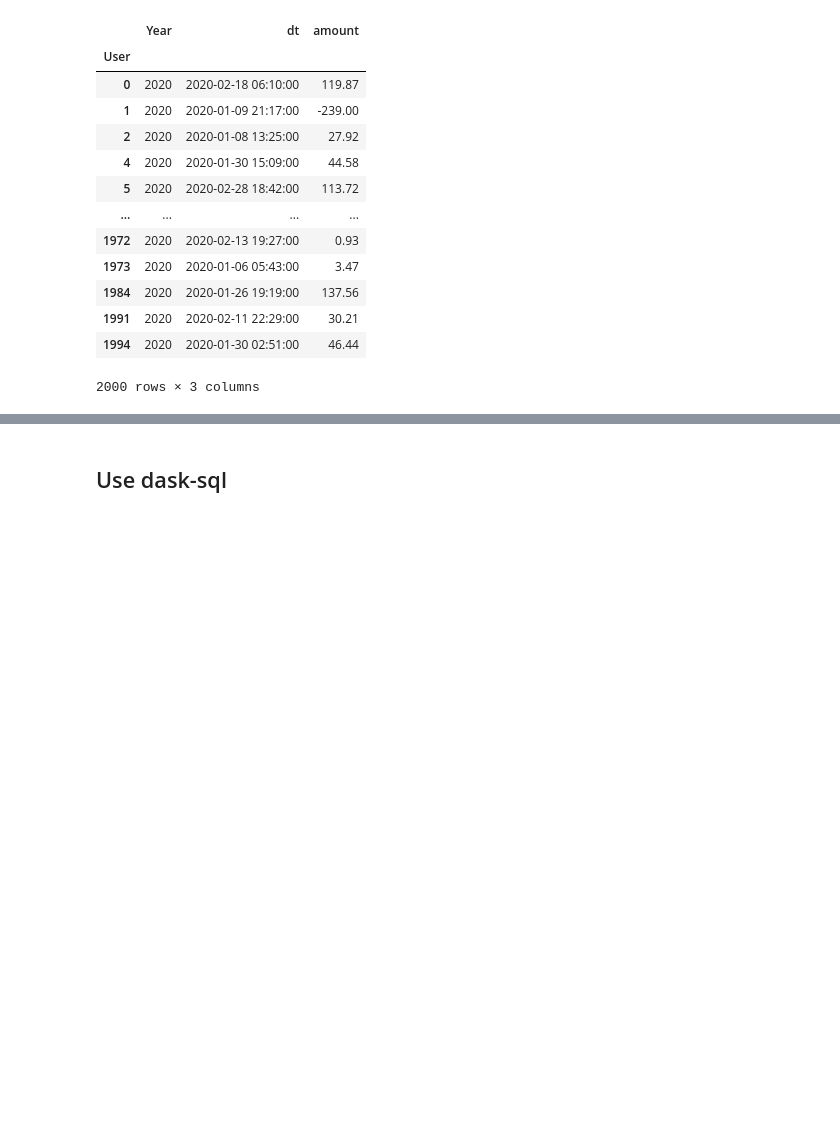
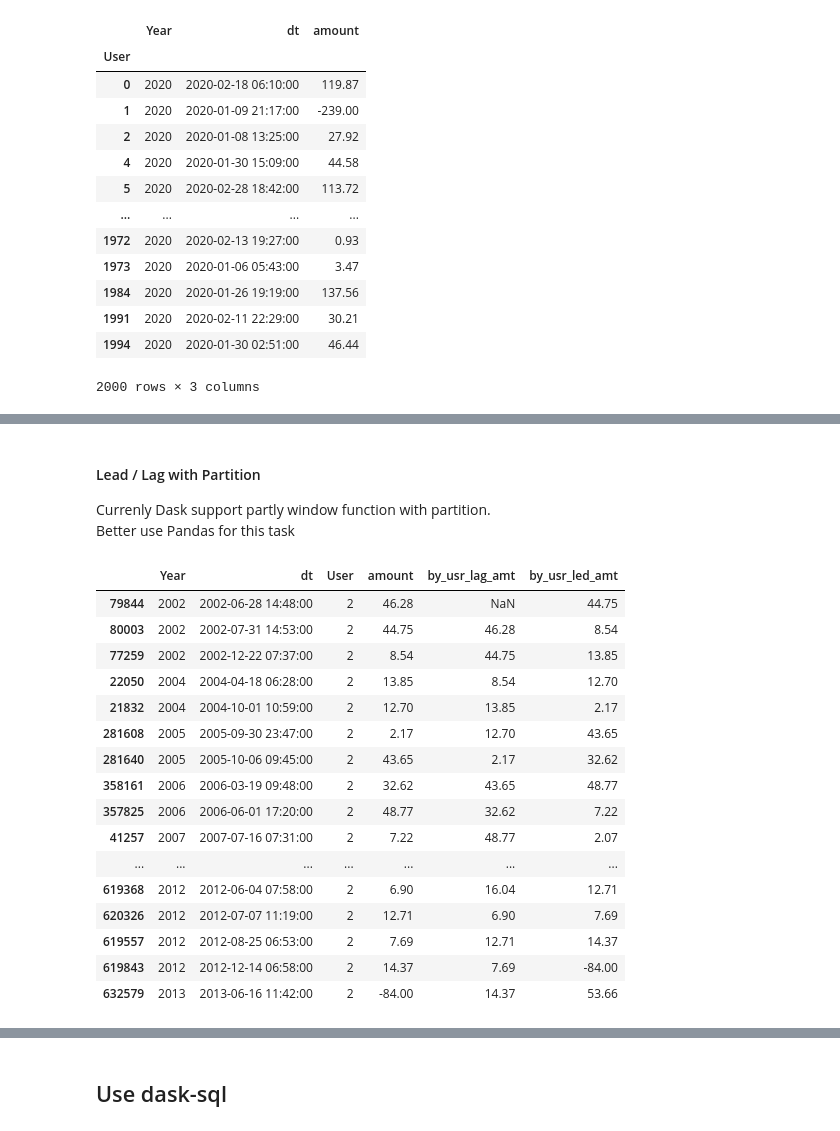
Before and after one commit to pbdanny/PythonProject, a Jupyter notebook: Dask/notebook/dask_compute.ipynb, the cells around one changed output, grey strips where cells are left out. Drawn from its saved outputs; the diff is of its cells as text; code cells hidden in the pictures; blank space fills up the shorter version.

```diff
--- a/Dask/notebook/dask_compute.ipynb
+++ b/Dask/notebook/dask_compute.ipynb
@@ -521,0 +522,4 @@ pdf[pdf["User"]==0]
+# %% [markdown]
+#### Lead / Lag with Partition
+Currenly Dask support partly window function with partition.
+Better use Pandas for this task
@@ -521,0 +529,27 @@ pdf[pdf["User"]==0]
+# %%
+ddf_samp = dd.read_parquet(data_path/"data_sample.parquet")
+# %%
+# Pandas style
+pdf = ddf_samp.compute()
+pdf = pdf.sort_values("dt", ascending=True)
+pdf["by_usr_lag_amt"] = pdf.groupby("User")["amount"].shift(1)
+pdf["by_usr_led_amt"] = pdf.groupby("User")["amount"].shift(-1)
+pdf[pdf["User"]==2].head(20)
+# %% [output]
+|  | Year | dt | User | amount | by_usr_lag_amt | by_usr_led_amt |
+| 79844 | 2002 | 2002-06-28 14:48:00 | 2 | 46.28 | NaN | 44.75 |
+| 80003 | 2002 | 2002-07-31 14:53:00 | 2 | 44.75 | 46.28 | 8.54 |
+| 77259 | 2002 | 2002-12-22 07:37:00 | 2 | 8.54 | 44.75 | 13.85 |
+| 22050 | 2004 | 2004-04-18 06:28:00 | 2 | 13.85 | 8.54 | 12.70 |
+| 21832 | 2004 | 2004-10-01 10:59:00 | 2 | 12.70 | 13.85 | 2.17 |
+| 281608 | 2005 | 2005-09-30 23:47:00 | 2 | 2.17 | 12.70 | 43.65 |
+| 281640 | 2005 | 2005-10-06 09:45:00 | 2 | 43.65 | 2.17 | 32.62 |
+| 358161 | 2006 | 2006-03-19 09:48:00 | 2 | 32.62 | 43.65 | 48.77 |
+| 357825 | 2006 | 2006-06-01 17:20:00 | 2 | 48.77 | 32.62 | 7.22 |
+| 41257 | 2007 | 2007-07-16 07:31:00 | 2 | 7.22 | 48.77 | 2.07 |
+| ... | ... | ... | ... | ... | ... | ... |
+| 619368 | 2012 | 2012-06-04 07:58:00 | 2 | 6.90 | 16.04 | 12.71 |
+| 620326 | 2012 | 2012-07-07 11:19:00 | 2 | 12.71 | 6.90 | 7.69 |
+| 619557 | 2012 | 2012-08-25 06:53:00 | 2 | 7.69 | 12.71 | 14.37 |
+| 619843 | 2012 | 2012-12-14 06:58:00 | 2 | 14.37 | 7.69 | -84.00 |
+| 632579 | 2013 | 2013-06-16 11:42:00 | 2 | -84.00 | 14.37 | 53.66 |
```
Also changed, not shown: parts of 35 cells of this notebook, 2 other files.
